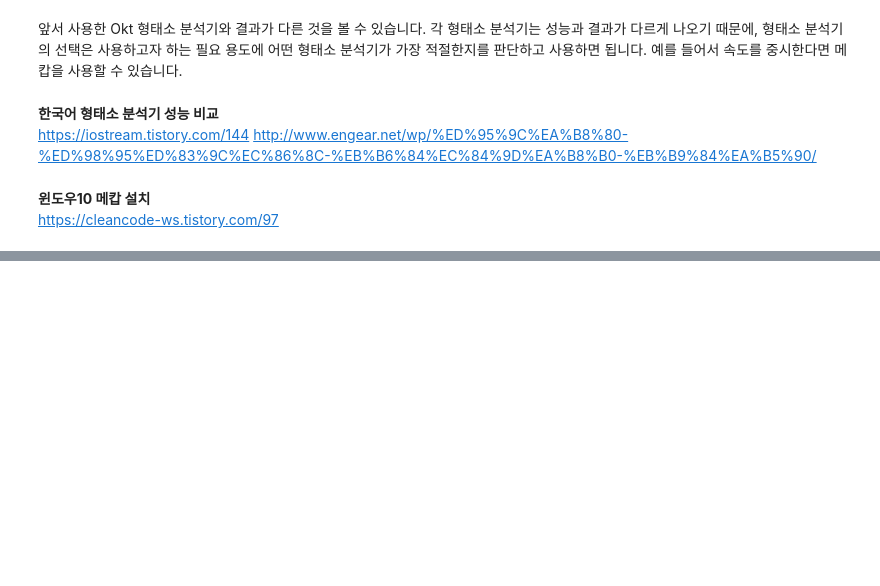
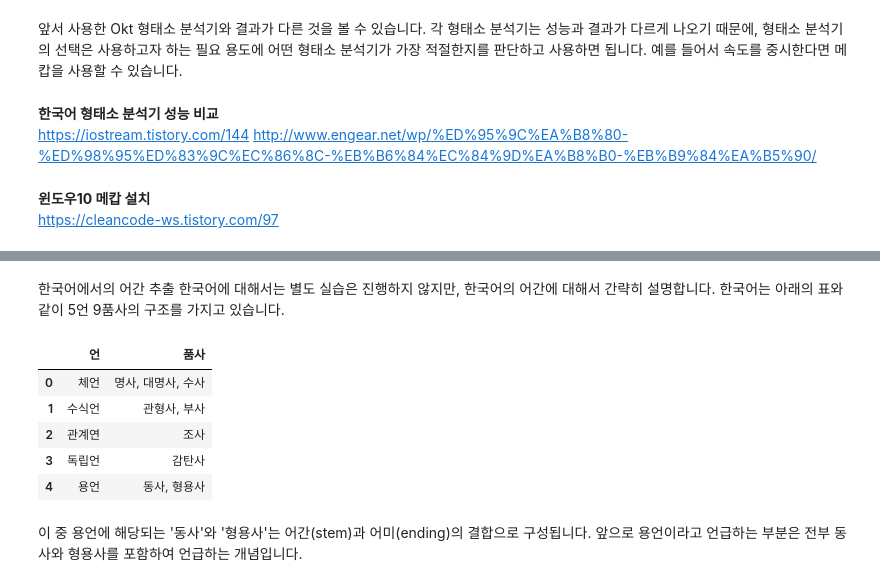
Before and after one commit to mrjjo18/study, a Jupyter notebook: NLP_scratch_with_DeepLearning/02.text_preprocessing.ipynb, the cells around one changed output, grey strips where cells are left out. Drawn from its saved outputs; the diff is of its cells as text; code cells hidden in the pictures; blank space fills up the shorter version.

```diff
--- a/NLP_scratch_with_DeepLearning/02.text_preprocessing.ipynb
+++ b/NLP_scratch_with_DeepLearning/02.text_preprocessing.ipynb
@@ -378,0 +603,17 @@ https://cleancode-ws.tistory.com/97
+# %% [markdown]
+한국어에서의 어간 추출
+한국어에 대해서는 별도 실습은 진행하지 않지만, 한국어의 어간에 대해서 간략히 설명합니다. 한국어는 아래의 표와 같이 5언 9품사의 구조를 가지고 있습니다.
+# %%
+pd.DataFrame(dict({"언":["체언", "수식언", "관계연", "독립언", "용언"]
+                   , "품사":["명사, 대명사, 수사", "관형사, 부사", "조사", "감탄사", "동사, 형용사"]}
+                 )
+            )
+# %% [output]
+|  | 언 | 품사 |
+| 0 | 체언 | 명사, 대명사, 수사 |
+| 1 | 수식언 | 관형사, 부사 |
+| 2 | 관계연 | 조사 |
+| 3 | 독립언 | 감탄사 |
+| 4 | 용언 | 동사, 형용사 |
+# %% [markdown]
+이 중 용언에 해당되는 '동사'와 '형용사'는 어간(stem)과 어미(ending)의 결합으로 구성됩니다. 앞으로 용언이라고 언급하는 부분은 전부 동사와 형용사를 포함하여 언급하는 개념입니다.
```
Also changed, not shown: parts of 148 cells of this notebook, 4 other files.
